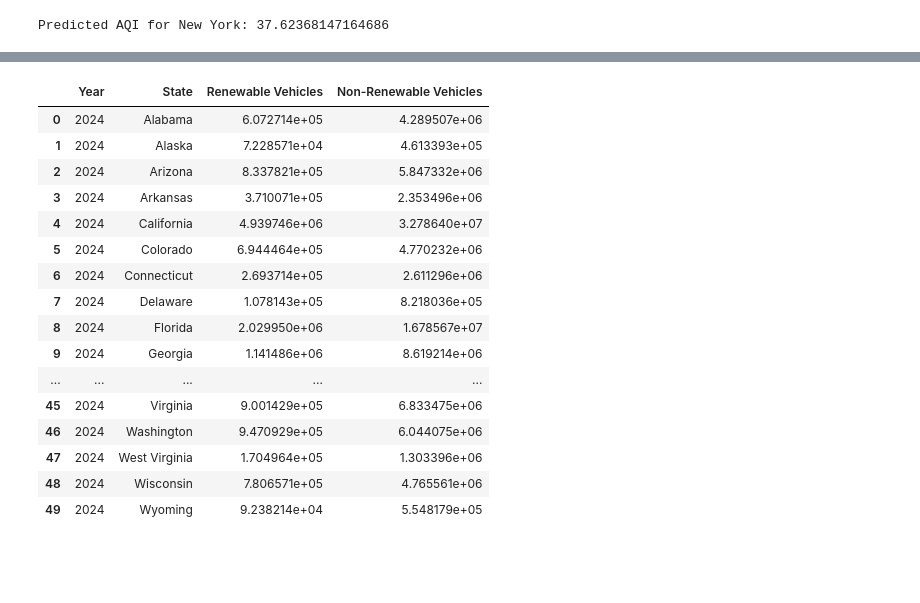
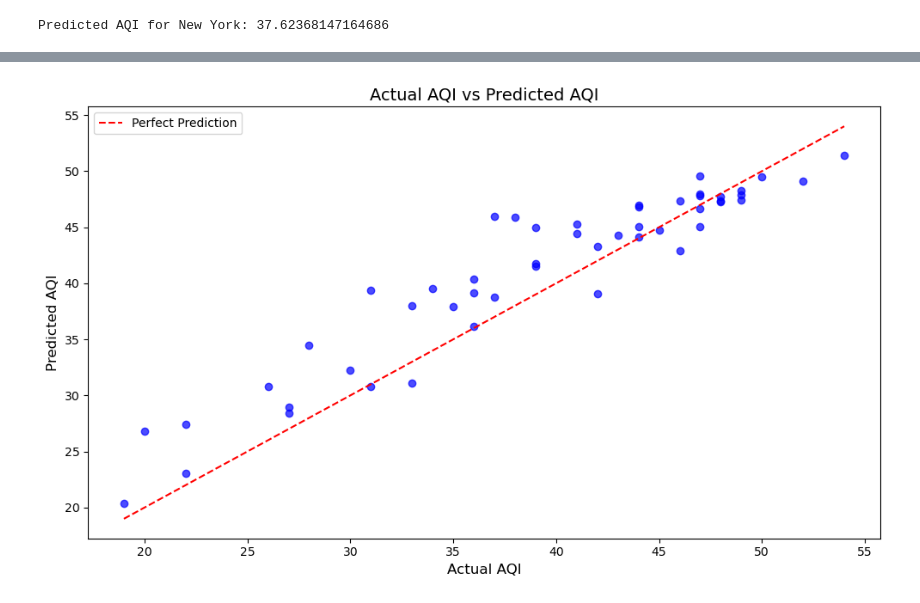
Before and after one commit to Rahib-Khan/Air_Quality_Predictor, a Jupyter notebook: src/data-model.ipynb, the cells around one changed output, grey strips where cells are left out. Drawn from its saved outputs; the diff is of its cells as text; code cells hidden in the pictures; blank space fills up the shorter version.

```diff
--- a/src/data-model.ipynb
+++ b/src/data-model.ipynb
@@ -330,20 +270,7 @@ predictions_df = predict_vehicles_by_state(df)
-# %%
-predictions_df
-# %% [output]
-|  | Year | State | Renewable Vehicles | Non-Renewable Vehicles |
-| 0 | 2024 | Alabama | 6.072714e+05 | 4.289507e+06 |
-| 1 | 2024 | Alaska | 7.228571e+04 | 4.613393e+05 |
-| 2 | 2024 | Arizona | 8.337821e+05 | 5.847332e+06 |
-| 3 | 2024 | Arkansas | 3.710071e+05 | 2.353496e+06 |
-| 4 | 2024 | California | 4.939746e+06 | 3.278640e+07 |
-| 5 | 2024 | Colorado | 6.944464e+05 | 4.770232e+06 |
-| 6 | 2024 | Connecticut | 2.693714e+05 | 2.611296e+06 |
-| 7 | 2024 | Delaware | 1.078143e+05 | 8.218036e+05 |
-| 8 | 2024 | Florida | 2.029950e+06 | 1.678567e+07 |
-| 9 | 2024 | Georgia | 1.141486e+06 | 8.619214e+06 |
-| ... | ... | ... | ... | ... |
-| 45 | 2024 | Virginia | 9.001429e+05 | 6.833475e+06 |
-| 46 | 2024 | Washington | 9.470929e+05 | 6.044075e+06 |
-| 47 | 2024 | West Virginia | 1.704964e+05 | 1.303396e+06 |
-| 48 | 2024 | Wisconsin | 7.806571e+05 | 4.765561e+06 |
-| 49 | 2024 | Wyoming | 9.238214e+04 | 5.548179e+05 |
+# %%
+df_2022 = pd.read_csv('../Processed_Data/AQI_Final.csv')
+df_2022 = df_2022[df_2022['Year']==2022]
+df_2022_AQI = df_2022
+cols_to_keep = [ 'State Name', 'Population',  'Non-Renewable Vehicles', 'Overall AQI']
+cols_to_remove = list(set(df_2022.columns)-set(cols_to_keep))
+df_2022.drop(columns=cols_to_remove, inplace=True)
@@ -349,0 +301,26 @@ predictions_df
+# %%
+predict_2022 = predict_aqi_for_all(df_2022, rf_model)
+# %%
+plt.figure(figsize=(10, 6))
+
+# Scatter plot of Actual AQI (x-axis) vs Predicted AQI (y-axis)
+plt.scatter(predict_2022['Overall AQI'],
+            predict_2022['Predicted AQI'],
+            color='blue', alpha=0.7)
+
+# Adding a diagonal line for perfect prediction (y = x)
+plt.plot([predict_2022['Overall AQI'].min(), predict_2022['Overall AQI'].max()],
+         [predict_2022['Overall AQI'].min(), predict_2022['Overall AQI'].max()],
+         color='red', linestyle='--', label='Perfect Prediction')
+
+# Adding titles and labels
+plt.title('Actual AQI vs Predicted AQI', fontsize=14)
+plt.xlabel('Actual AQI', fontsize=12)
+plt.ylabel('Predicted AQI', fontsize=12)
+
+# Show the plot
+plt.tight_layout()
+plt.legend()
+plt.show()
+# %% [output]
+[figure, added]
```
Also changed, not shown: parts of 13 cells of this notebook, 2 other files.
